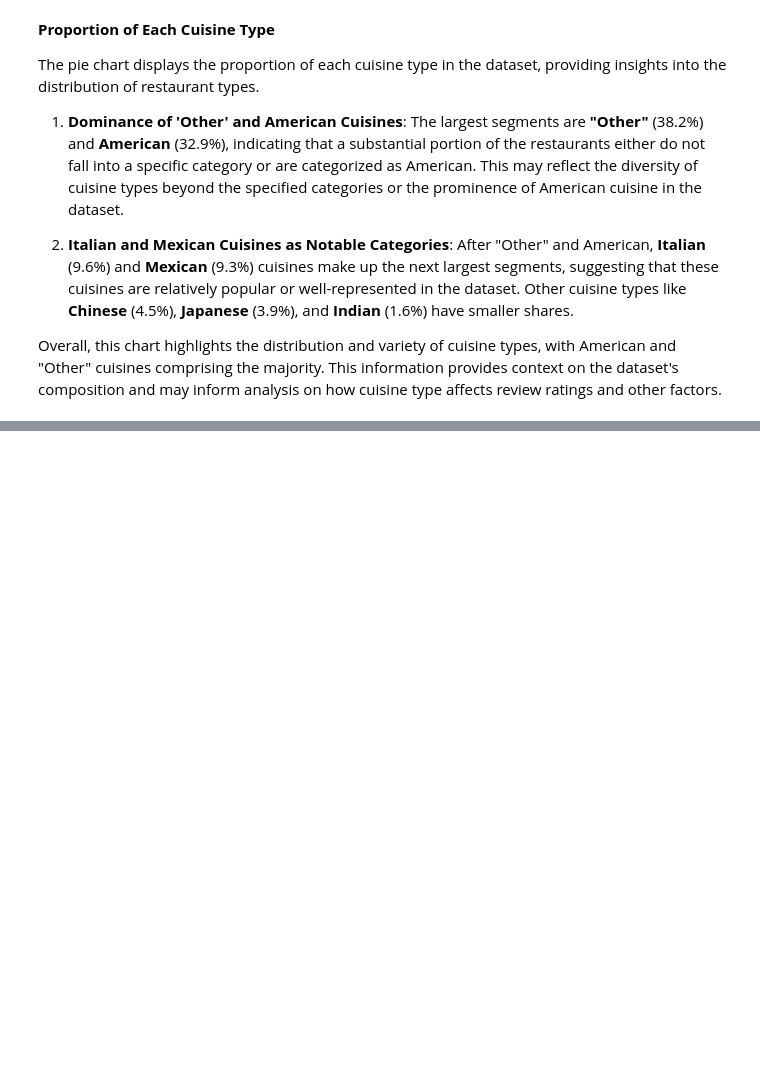
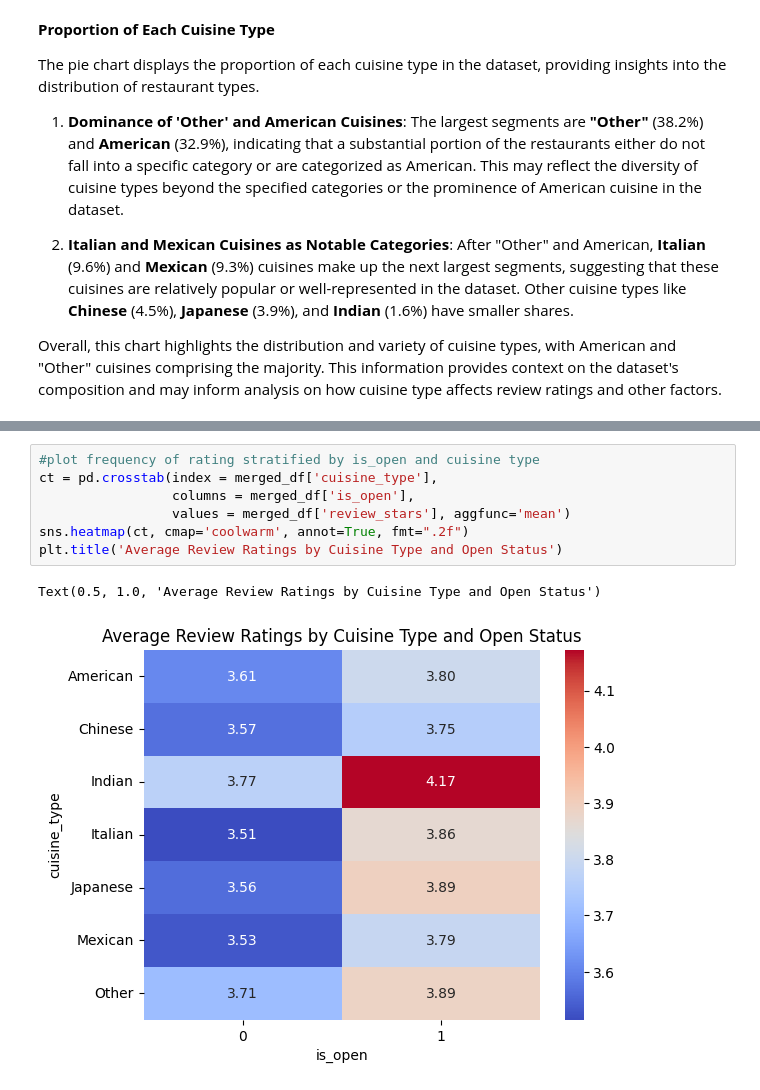
Before and after one commit to zihaohugh/SI-618-Final-Project, a Jupyter notebook: analysis.ipynb, the cells around one changed output, grey strips where cells are left out. Saved outputs shown, nothing was run; the diff lists cells and outputs as text; blank space fills up the shorter version.

```diff
--- a/analysis.ipynb
+++ b/analysis.ipynb
@@ -690,0 +733,10 @@ Overall, this chart highlights the distribution and variety of cuisine types, wi
+# %%
+#plot frequency of rating stratified by is_open and cuisine type
+ct = pd.crosstab(index = merged_df['cuisine_type'],
+                 columns = merged_df['is_open'],
+                 values = merged_df['review_stars'], aggfunc='mean')
+sns.heatmap(ct, cmap='coolwarm', annot=True, fmt=".2f")
+plt.title('Average Review Ratings by Cuisine Type and Open Status')
+# %% [output]
+Text(0.5, 1.0, 'Average Review Ratings by Cuisine Type and Open Status')
+[figure, added]
```
Also changed, not shown: parts of 37 cells of this notebook.
